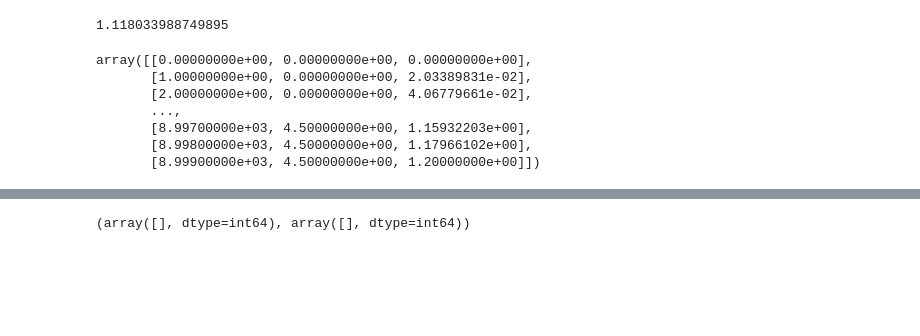
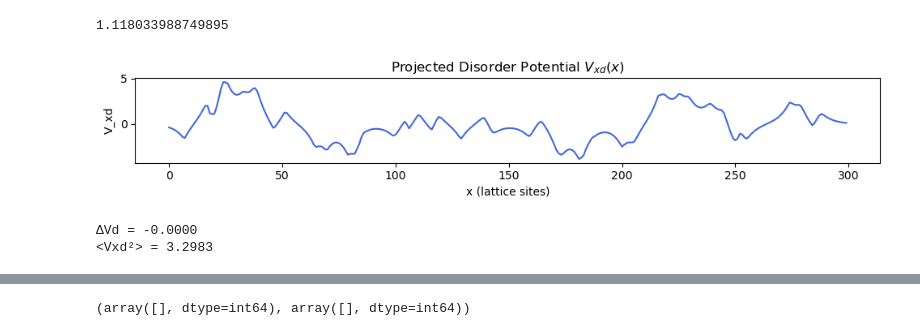
Before and after one commit to polianahp/Nonlocality-of-local-Andreev-conductances-as-a-probe-for-topological-Majorana-wires, a Jupyter notebook: plotting.ipynb, the cells around one changed output, grey strips where cells are left out. Cells and saved outputs as stored; diff of their text form; code cells hidden in the pictures; blank space fills up the shorter version.

```diff
--- a/plotting.ipynb
+++ b/plotting.ipynb
@@ -48,22 +51,33 @@ mp_arr = hp.np_load_wrapped("mp_arr", dirname)
 rG_corr = hp.np_load_wrapped("rG_corr", dirname)
 params_list = hp.np_load_wrapped("params_list", dirname)
 
+Vdisx = hp.np_load_wrapped("Vdisx", dirname)
+
 
 #ldos = hp.np_load_wrapped("LDOS", dirname)
 
 #return [mu_pm * V_c, vz_raw, pdi_val]
 #new_pdi_dat = np.asarray([[pdr[0]/V_c, pdr[1]*V_c, pdr[2]] for pdr in pdi_arr])
-
-
-params_list
-# %% [output]
-array([[0.00000000e+00, 0.00000000e+00, 0.00000000e+00],
-       [1.00000000e+00, 0.00000000e+00, 2.03389831e-02],
-       [2.00000000e+00, 0.00000000e+00, 4.06779661e-02],
-       ...,
-       [8.99700000e+03, 4.50000000e+00, 1.15932203e+00],
-       [8.99800000e+03, 4.50000000e+00, 1.17966102e+00],
-       [8.99900000e+03, 4.50000000e+00, 1.20000000e+00]])
+# %%
+Nx = len(Vdisx)
+plt.figure(figsize=(10, 2))
+plt.plot(np.arange(Nx), Vdisx, color='royalblue')
+plt.xlabel("x (lattice sites)")
+plt.ylabel("V_xd")
+plt.title("Projected Disorder Potential $V_{xd}(x)$")
+plt.gca().set_aspect('auto')
+plt.tight_layout()
+plt.show()
+
+# mean and variance
+DeltaVd = np.mean(Vdisx)
+VarVd = np.mean(Vdisx**2)
+print(f"ΔVd = {DeltaVd:.4f}")
+print(f"<Vxd²> = {VarVd:.4f}")
+# %% [output]
+[figure, added]
+ΔVd = -0.0000
+<Vxd²> = 3.2983
 # %%
 def filter_pdi(pdis, thresh = 0.8):
     for i in range(len(pdis)):
```
Also changed, not shown: parts of 9 cells of this notebook, 3 other files.
